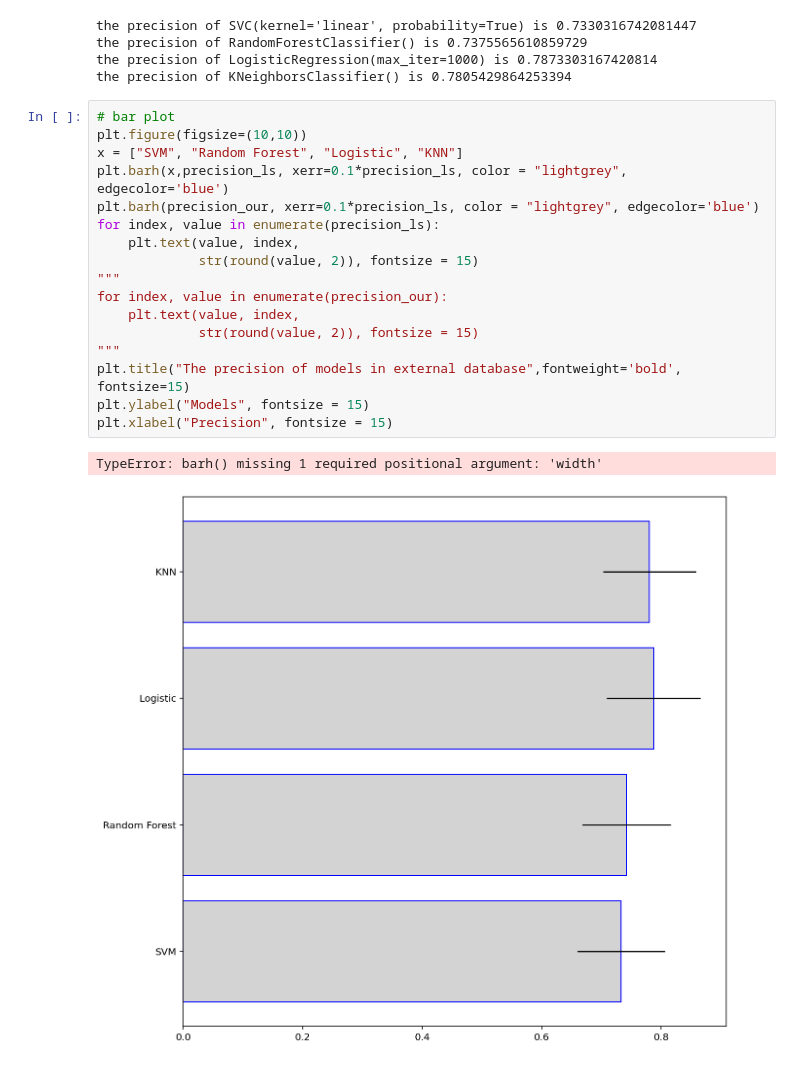
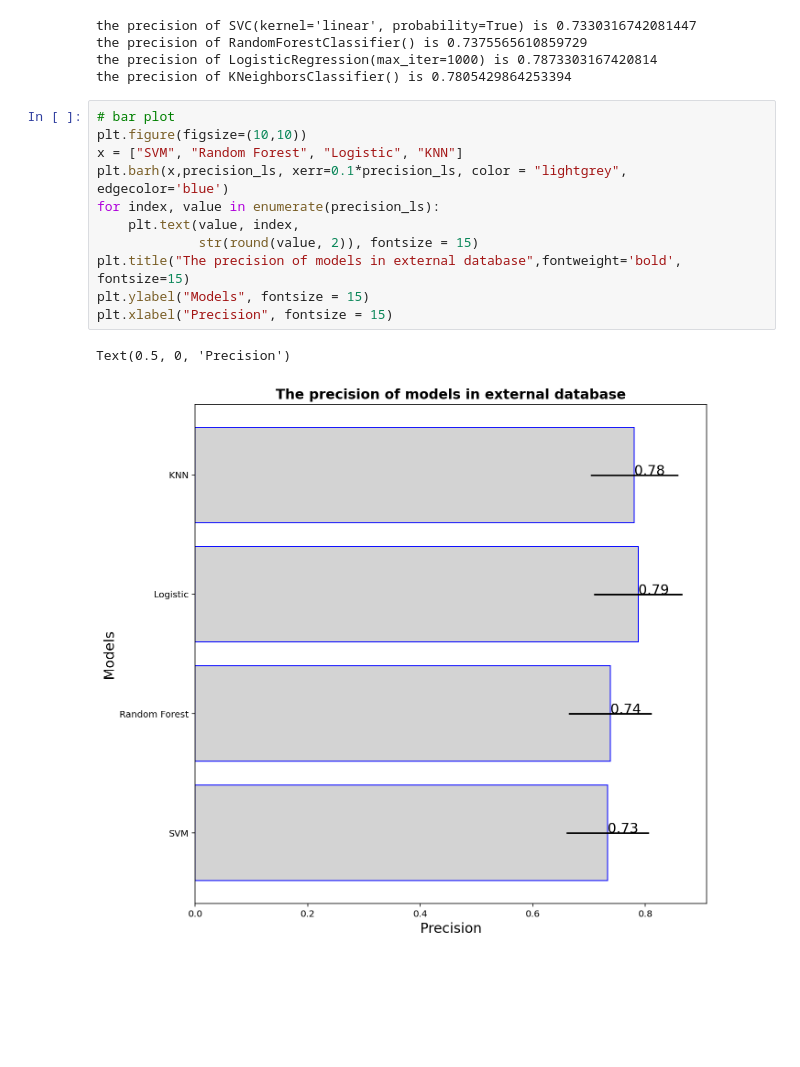
Before and after one commit to QizheCui/Diabetes-Squad, a Jupyter notebook: EDA/models_comparision.ipynb, the cells around one changed output. Cells and saved outputs as stored; diff of their text form; blank space fills up the shorter version.

```diff
--- a/EDA/models_comparision.ipynb
+++ b/EDA/models_comparision.ipynb
@@ -186,20 +186,14 @@ the precision of KNeighborsClassifier() is 0.7805429864253394
 # %%
 # bar plot
 plt.figure(figsize=(10,10))
 x = ["SVM", "Random Forest", "Logistic", "KNN"]
 plt.barh(x,precision_ls, xerr=0.1*precision_ls, color = "lightgrey", edgecolor='blue')
-plt.barh(precision_our, xerr=0.1*precision_ls, color = "lightgrey", edgecolor='blue')
 for index, value in enumerate(precision_ls):
     plt.text(value, index,
              str(round(value, 2)), fontsize = 15)
-"""
-for index, value in enumerate(precision_our):
-    plt.text(value, index,
-             str(round(value, 2)), fontsize = 15)
-"""
 plt.title("The precision of models in external database",fontweight='bold', fontsize=15)
 plt.ylabel("Models", fontsize = 15)
 plt.xlabel("Precision", fontsize = 15)
 # %% [output]
-TypeError: barh() missing 1 required positional argument: 'width'
+Text(0.5, 0, 'Precision')
-[figure, old version]
+[figure, new version]
```
Also changed, not shown: parts of 3 cells of this notebook.
